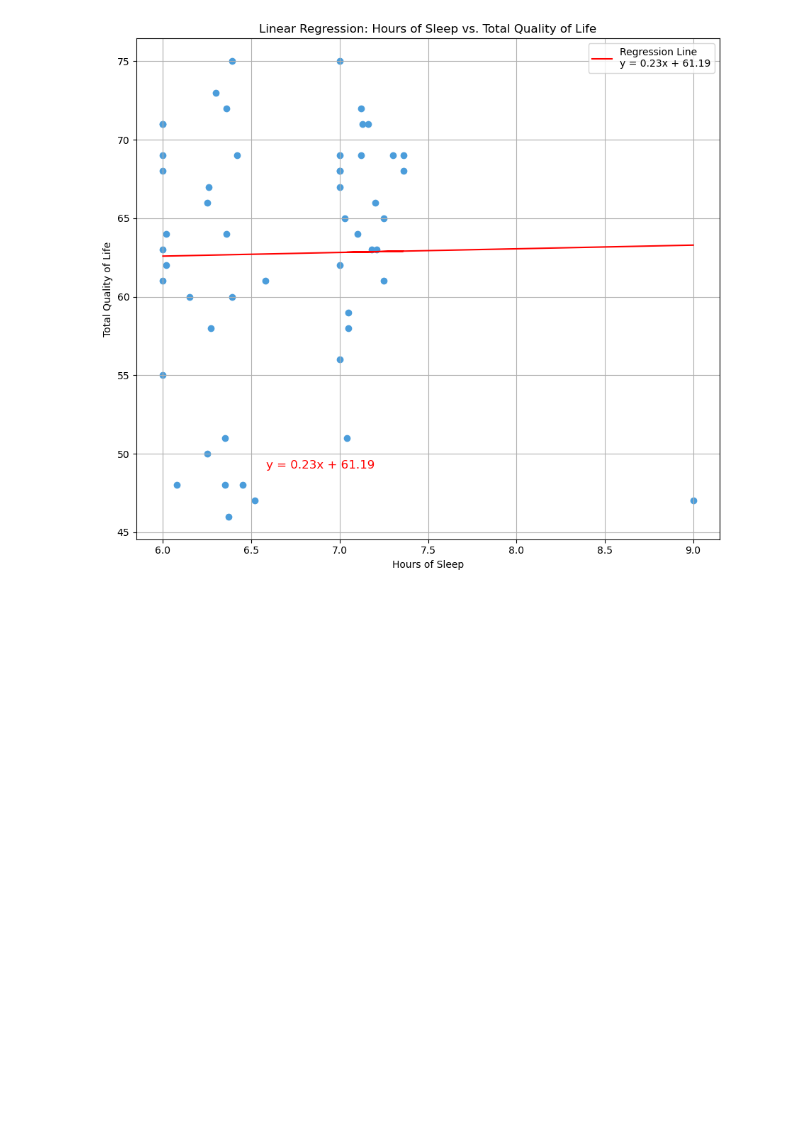
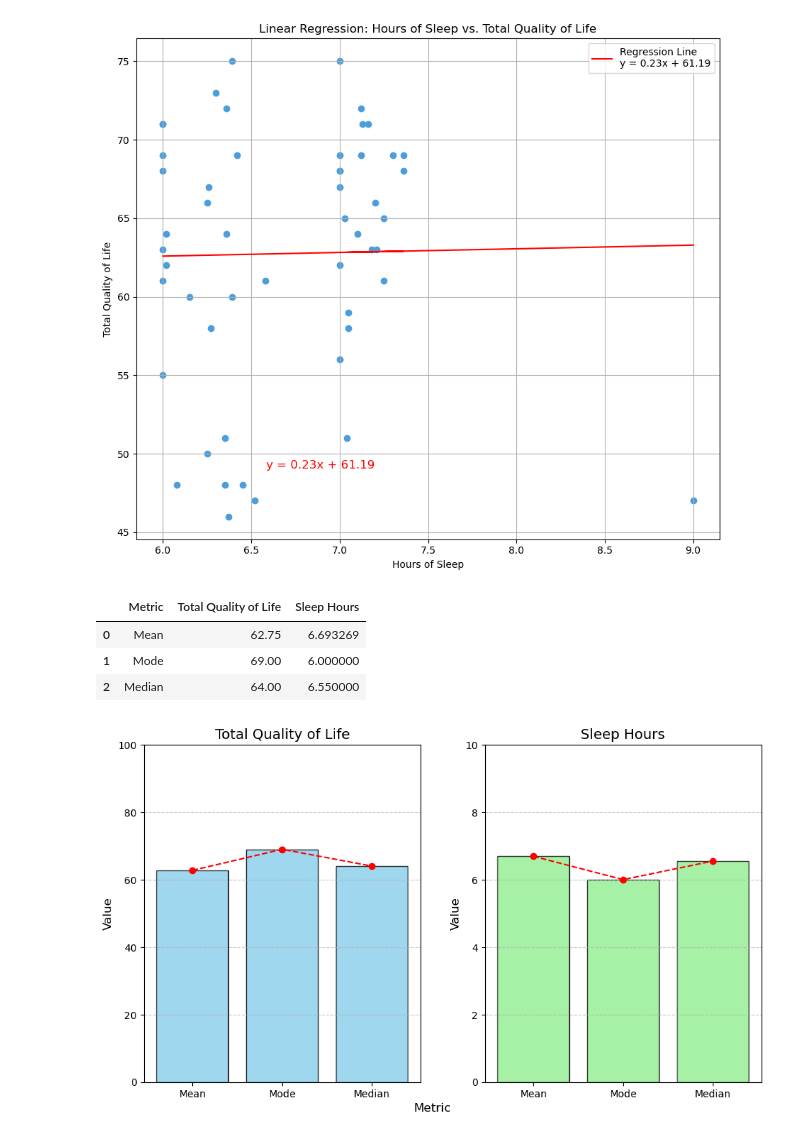
Before and after one commit to yaelantoniocm/Project-1, a Jupyter notebook: Project1.ipynb, the cells around one changed output. Saved outputs shown, nothing was run; the diff lists cells and outputs as text; code cells hidden in the pictures; blank space fills up the shorter version.

```diff
--- a/Project1.ipynb
+++ b/Project1.ipynb
@@ -108,3 +110,61 @@ Intercept: 61.19
 P-value: 0.91
 Correlation coefficient (r-value): 0.02
 [figure]
+# %%
+#mean , mode and median from life quality and sleep hours in total
+mean_life_quality = sleep_study_data["Total Quality of Life"].mean()
+mean_sleep_hours = sleep_study_data["Sleep hours"].mean()
+
+mode_life_quality = sleep_study_data["Total Quality of Life"].mode().values[0]
+mode_sleep_hours = sleep_study_data["Sleep hours"].mode().values[0]
+
+median_life_quality = sleep_study_data["Total Quality of Life"].median()
+median_sleep_hours = sleep_study_data["Sleep hours"].median()
+
+summary_df = pd.DataFrame({
+    "Metric": ["Mean", "Mode", "Median"],
+    "Total Quality of Life": [mean_life_quality, mode_life_quality, median_life_quality],
+    "Sleep Hours": [mean_sleep_hours, mode_sleep_hours, median_sleep_hours]
+})
+# Display the new DataFrame
+summary_df
+# %% [output]
+|  | Metric | Total Quality of Life | Sleep Hours |
+| 0 | Mean | 62.75 | 6.693269 |
+| 1 | Mode | 69.00 | 6.000000 |
+| 2 | Median | 64.00 | 6.550000 |
+# %%
+# Data from the summary_df DataFrame
+# Data from the summary_df DataFrame
+metrics = summary_df["Metric"]
+life_quality_values = summary_df["Total Quality of Life"]
+sleep_hours_values = summary_df["Sleep Hours"]
+
+# Create a figure and axes
+fig, axes = plt.subplots(nrows=1, ncols=2, figsize=(10, 6))
+
+# Plot histogram for Life Quality
+axes[0].bar(metrics, life_quality_values, color='skyblue', edgecolor='black', alpha=0.8)
+axes[0].set_title("Total Quality of Life", fontsize=14)
+axes[0].set_ylabel("Value", fontsize=12)
+axes[0].grid(axis='y', linestyle='--', alpha=0.7)
+axes[0].plot(metrics, life_quality_values, marker='o', color='red', linestyle='dashed')
+axes[0].set_ylim(0, 100)
+# Plot histogram for Sleep Hours
+axes[1].bar(metrics, sleep_hours_values, color='lightgreen', edgecolor='black', alpha=0.8)
+axes[1].set_title("Sleep Hours", fontsize=14)
+axes[1].set_ylabel("Value", fontsize=12)
+axes[1].grid(axis='y', linestyle='--', alpha=0.7)
+axes[1].plot(metrics, sleep_hours_values, marker='o', color='red', linestyle='dashed')
+axes[1].set_ylim(0, 10)
+
+# Set common y-axis label for both subplots
+fig.text(0.5, 0.04, 'Metric', ha='center', fontsize=12)
+
+# Adjust spacing between subplots
+plt.tight_layout(pad=3.0)
+
+# Show the plots
+plt.show()
+# %% [output]
+[figure, added]
```
Also changed, not shown: parts of 2 cells of this notebook, 1 other file.
